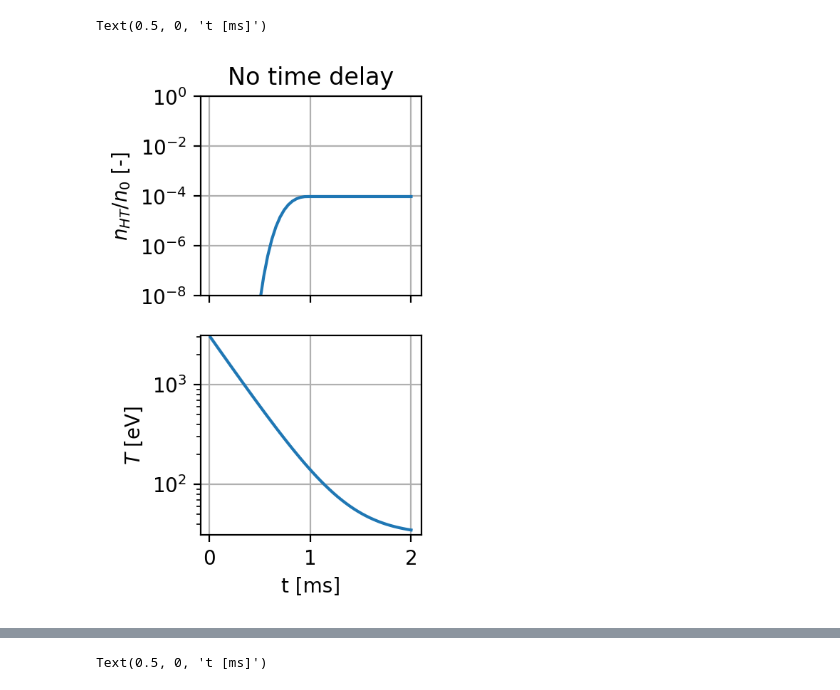
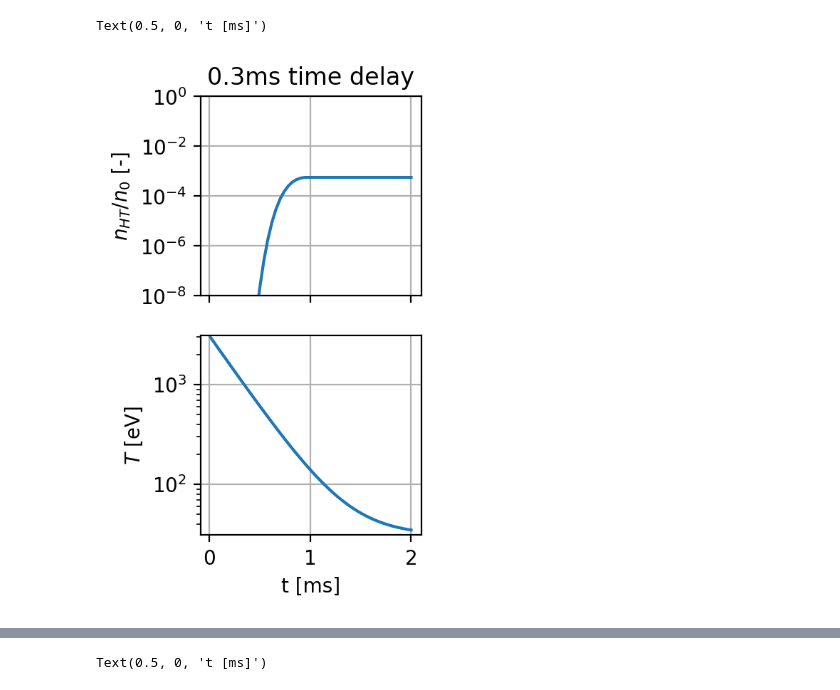
Before and after one commit to ridatta/RE_Solver, a Jupyter notebook: hot_tail_RD.ipynb, the cells around one changed output, grey strips where cells are left out. Saved outputs shown, nothing was run; the diff lists cells and outputs as text; code cells hidden in the pictures.

```diff
--- a/hot_tail_RD.ipynb
+++ b/hot_tail_RD.ipynb
@@ -65,8 +65,8 @@ def getTau(nu0, t, t0):
     returns:
     tau (no unit)
     """
-    #return nu0 * max(0.0, t - t0)
-    return nu0 * max(0.0, t - 0)
+    return nu0 * max(0.0, t - t0)
+    #return nu0 * max(0.0, t - 0)
 
 def get_vc(T,E,ne):
     lnA = 15
@@ -239,32 +239,32 @@ T0 = 3.1e3    # eV
 Tf = 0.01*T0 # eV
 t0 = 3e-4    # s
 n0 = 2.8e19 # m^-3
 E0 = 0.01 # V/m
 
 t = np.linspace(1e-5,2e-3,50)
 nht = np.zeros_like(t)
 
 for ii in range(1,t.shape[0]):
     T = temperature(t[ii], T0, Tf, t0) # eV
     nht[ii] = getHT(n0,T0,E0,T,t[ii],t0)
     if (nht[ii] < nht[ii-1]):
         nht[ii] = nht[ii-1]
 
 
 fig, axs = plt.subplots(2,1,sharex=True,figsize=(2,4),dpi=200)
-axs[0].set_title("No time delay")
+axs[0].set_title("0.3ms time delay")
 axs[0].plot(t*1e3,nht/n0)
 axs[0].set_ylabel('$n_{HT}/n_0$ [-]')
 axs[0].set_yscale('log')
 axs[0].set_ylim([1e-8,1e0])
 axs[0].grid()
 
 axs[1].plot(t*1e3,temperature(t, T0, Tf, t0))
 axs[1].set_yscale('log')
 axs[1].set_ylabel('$T$ [eV]')
 axs[1].set_ylim([Tf,T0])
 axs[1].grid()
 axs[-1].set_xlabel('t [ms]')
 # %% [output]
 Text(0.5, 0, 't [ms]')
-[figure, old version]
+[figure, new version]
```
Also changed, not shown: parts of 4 cells of this notebook, 20 other files.
